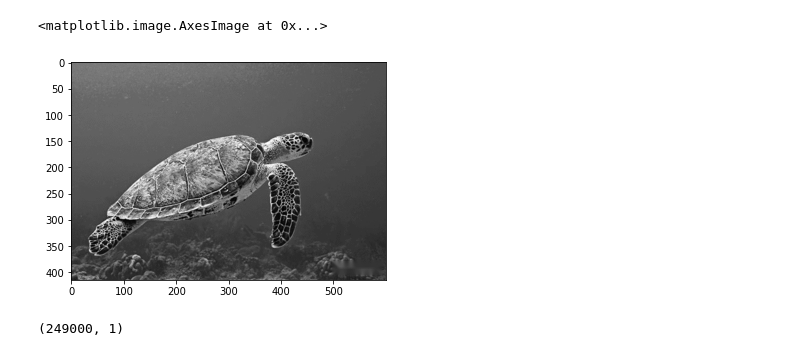
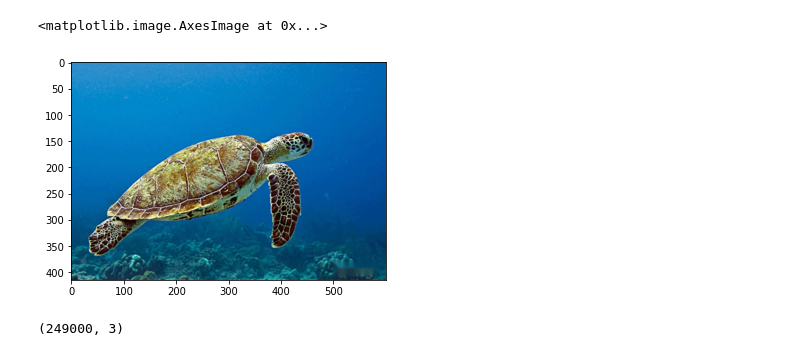
Before and after one commit to Baron1014/Kmeans_Segmentation, a Jupyter notebook: segmentation.ipynb, the cells around one changed output. Drawn from its saved outputs; the diff is of its cells as text; code cells hidden in the pictures.

```diff
--- a/segmentation.ipynb
+++ b/segmentation.ipynb
@@ -5,15 +7,14 @@ import matplotlib.pyplot as plt
 %matplotlib inline
 # %%
-img = cv2.imread("img/turtle.jpg", 0)
-plt.imshow(img, cmap = 'gray')
+img = cv2.imread("img/turtle.jpg")
+plt.imshow(img[:,:,::-1])
 # %% [output]
 <matplotlib.image.AxesImage at 0x...>
-[figure, old version]
+[figure, new version]
 # %%
-rows, cols = img.shape
 # 影像二維畫素轉換為一維
-data = img.reshape((rows * cols, 1))
+data = img.reshape((-1, 3))
 data = np.float32(data)
 data.shape
 # %% [output]
-(249000, 1)
+(249000, 3)
```
Also changed, not shown: parts of 8 cells of this notebook.
